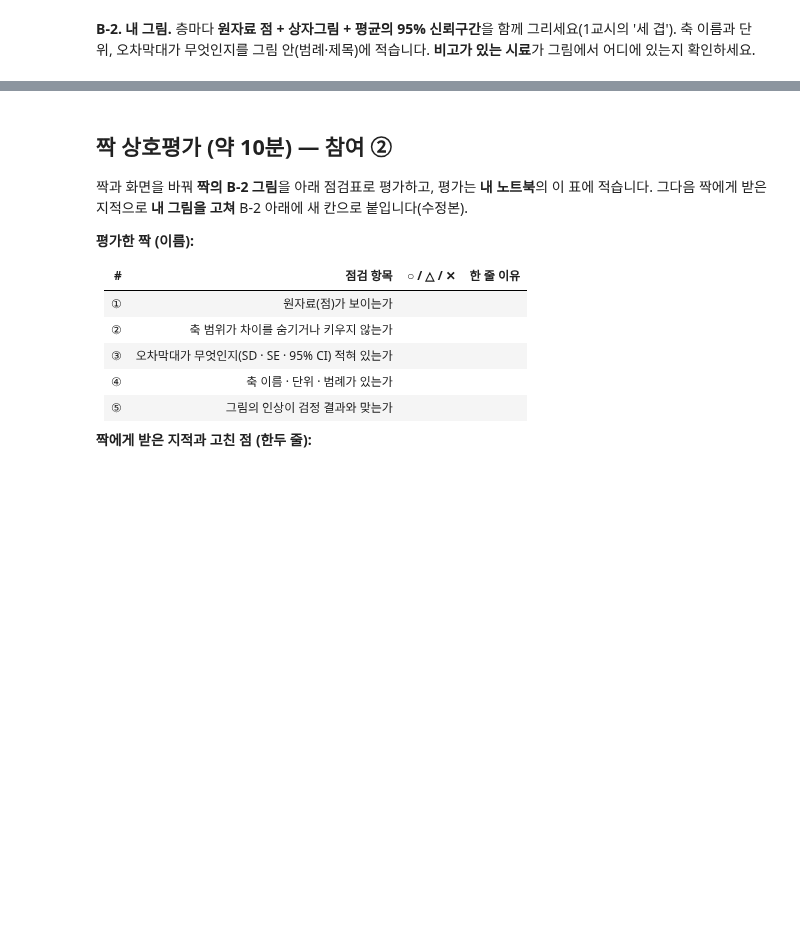
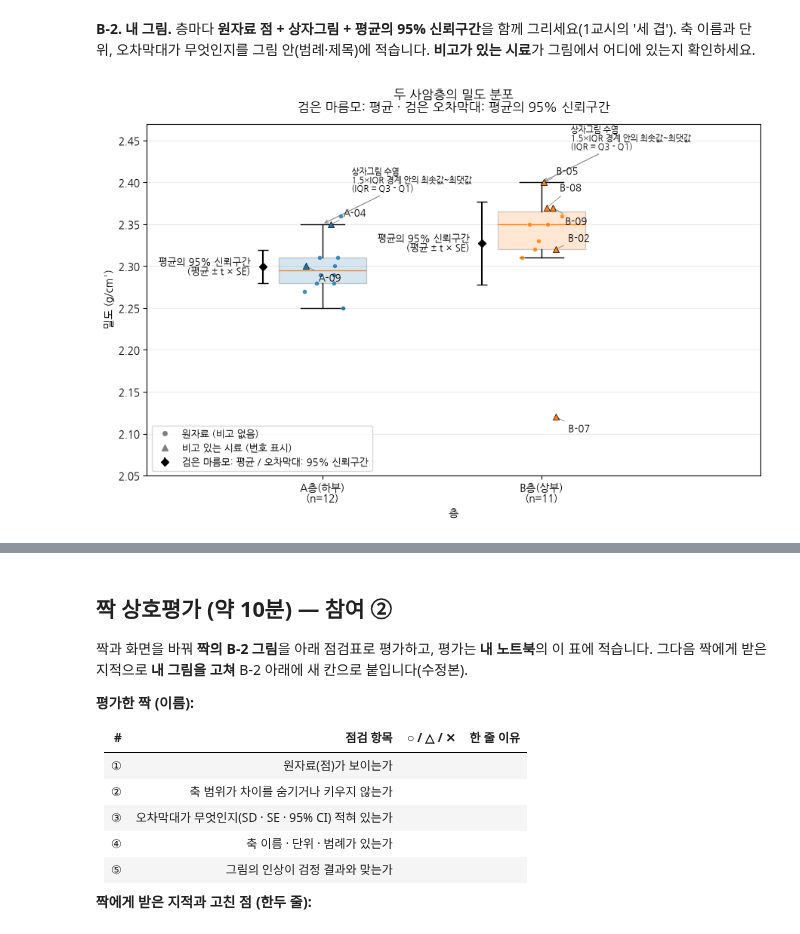
Before and after one commit to tykimuj33/basic-geological-data-science, a Jupyter notebook: 실습과제2/과제2_시작노트북_6주차.ipynb, the cells around one changed output, grey strips where cells are left out. Saved outputs shown, nothing was run; the diff lists cells and outputs as text; code cells hidden in the pictures; blank space fills up the shorter version.

```diff
--- a/실습과제2/과제2_시작노트북_6주차.ipynb
+++ b/실습과제2/과제2_시작노트북_6주차.ipynb
@@ -110,3 +307,86 @@ plt.show()
 **B-2. 내 그림.** 층마다 **원자료 점 + 상자그림 + 평균의 95% 신뢰구간**을 함께 그리세요(1교시의 '세 겹'). 축 이름과 단위, 오차막대가 무엇인지를 그림 안(범례·제목)에 적습니다. **비고가 있는 시료**가 그림에서 어디에 있는지 확인하세요.
 # %%
 # B-2: 내 그림 (원자료 점 + 상자그림 + 평균의 95% 신뢰구간)
+from matplotlib.lines import Line2D
+
+layers = ["A층(하부)", "B층(상부)"]
+colors = ["tab:blue", "tab:orange"]
+fig, ax = plt.subplots(figsize=(9, 6))
+rng = np.random.default_rng(42)
+
+for position, layer, color in zip([1, 2], layers, colors):
+    data = ss.loc[ss["층"] == layer].dropna(subset=["밀도"]).copy()
+    density = data["밀도"].to_numpy()
+
+    # 1. 상자그림: 중앙값과 사분위 범위. 모든 원자료는 아래 점으로 표시합니다.
+    boxes = ax.boxplot([density], positions=[position], widths=0.4,
+                       patch_artist=True, whis=1.5, showfliers=False, manage_ticks=False)
+    boxes["boxes"][0].set_facecolor(color)
+    boxes["boxes"][0].set_alpha(0.18)
+    # 상자그림 수염의 위쪽 끝을 가리켜 95% 신뢰구간과 구분합니다.
+    upper_whisker = boxes["caps"][1].get_ydata()[0]
+    ax.annotate("상자그림 수염\n1.5×IQR 경계 안의 최솟값~최댓값\n(IQR = Q3 - Q1)",
+                xy=(position, upper_whisker), xytext=(28, 30),
+                textcoords="offset points", ha="left", va="bottom", fontsize=8,
+                arrowprops=dict(arrowstyle="->", color="gray", lw=0.8))
+
+
+    # 2. 원자료 점: 비고가 있는 시료는 삼각형과 시료번호로 구분합니다.
+    x = position + rng.uniform(-0.10, 0.10, size=len(data))
+    has_note = data["비고"].fillna("").str.strip().ne("").to_numpy()
+    ax.scatter(x[~has_note], density[~has_note], s=18, color=color,
+               edgecolors="white", linewidths=0.3, alpha=0.85, zorder=3)
+    ax.scatter(x[has_note], density[has_note], s=35, marker="^", color=color,
+               edgecolors="black", linewidths=0.5, zorder=4)
+    for index in np.flatnonzero(has_note):
+        row = data.iloc[index]
+        # 번호에 따라 주석을 조금씩 이동해 가까운 점의 글자 겹침을 줄입니다.
+        offset_y = {"A-04": 8, "A-09": -14,
+                    "B-05": 8, "B-07": -14,
+                    "B-08": 16, "B-09": -16}.get(row["시료번호"], 8)
+        ax.annotate(row["시료번호"], (x[index], density[index]),
+                    xytext=(12, offset_y), textcoords="offset points", fontsize=9,
+                    arrowprops=dict(arrowstyle="-", color="gray", lw=0.6))
+
+    # 3. 평균과 t분포로 계산한 평균의 95% 신뢰구간을 표시합니다.
+    mean = density.mean()
+    se = density.std(ddof=1) / np.sqrt(len(density))
+    half_width = stats.t.ppf(0.975, len(density) - 1) * se
+    ax.errorbar(position - 0.27, mean, yerr=half_width, fmt="D",
+                color="black", capsize=5, markersize=5, elinewidth=1.5, zorder=5)
+    # 설명을 오차막대 왼쪽에 상자 없이 직접 표시합니다.
+    ax.annotate("평균의 95% 신뢰구간\n(평균 ± t × SE)",
+                xy=(position - 0.27, mean), xytext=(-12, 0),
+                textcoords="offset points", ha="right", va="center", fontsize=9)
+
+
+ax.set_xticks([1, 2],
+              [f"{layer}\n(n={ss.loc[ss['층'] == layer, '밀도'].count()})"
+               for layer in layers])
+ax.set_xlim(0.2, 3.0)
+all_density = ss["밀도"].dropna()
+padding = max(float(np.ptp(all_density.to_numpy())) * 0.25, 0.01)
+ax.set_ylim(all_density.min() - padding, all_density.max() + padding)
+ax.ticklabel_format(axis="y", style="plain", useOffset=False)
+ax.set_xlabel("층")
+ax.set_ylabel("밀도 (g/cm³)")
+ax.set_title("두 사암층의 밀도 분포\n검은 마름모: 평균 · 검은 오차막대: 평균의 95% 신뢰구간", pad=12)
+ax.legend(handles=[
+    Line2D([], [], marker="o", linestyle="none", color="gray", markersize=4,
+           label="원자료 (비고 없음)"),
+    Line2D([], [], marker="^", linestyle="none", color="gray", markersize=6,
+           label="비고 있는 시료 (번호 표시)"),
+    ax.errorbar([], [], yerr=[], fmt="D", color="black", capsize=5,
+                markersize=5, label="검은 마름모: 평균 / 오차막대: 95% 신뢰구간")
+], loc="lower left", fontsize=9)
+ax.grid(axis="y", alpha=0.25)
+ax.set_axisbelow(True)
+fig.tight_layout()
+plt.show()
+
+# 그림의 시료번호와 현장 비고를 대조합니다.
+note_mask = ss["비고"].fillna("").str.strip().ne("")
+print("비고가 있는 시료 (삼각형):")
+print(ss.loc[note_mask, ["시료번호", "층", "밀도", "비고"]].to_string(index=False))
+# %% [output]
+[figure, added]
```
Also changed, not shown: parts of 19 cells of this notebook.
